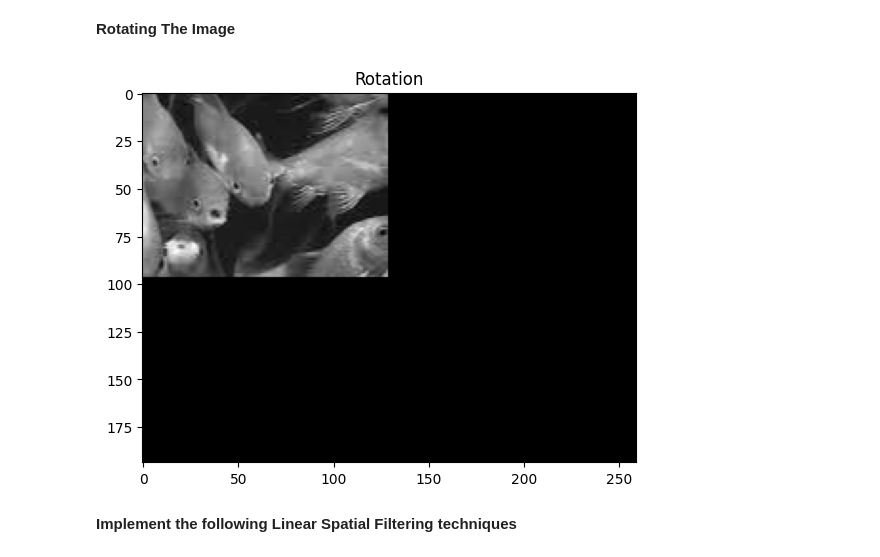
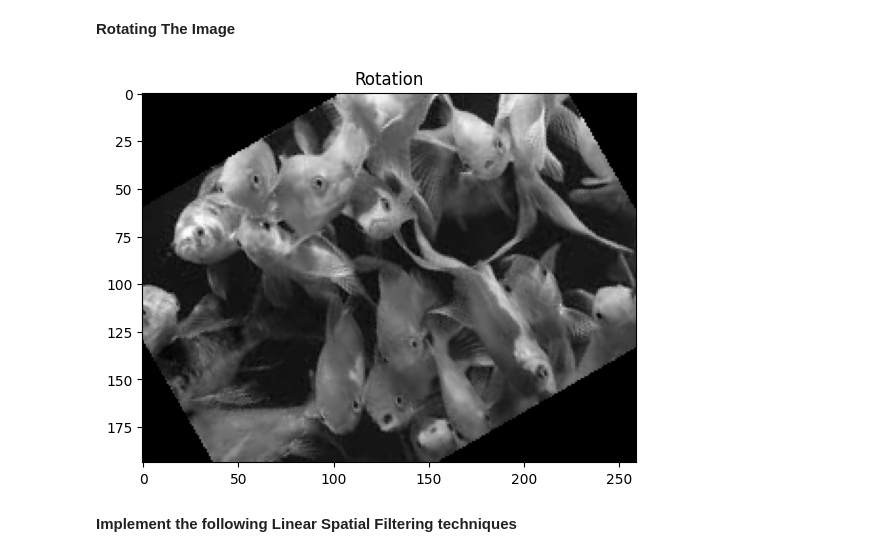
Before and after one commit to dandamudi-geeta/ComputerVision, a Jupyter notebook: 2348512_CV(CAC2).ipynb, the cells around one changed output. Cells and saved outputs as stored; diff of their text form; code cells hidden in the pictures.

```diff
--- a/2348512_CV(CAC2).ipynb
+++ b/2348512_CV(CAC2).ipynb
@@ -93,17 +93,17 @@ w, h = img.shape
 # %%
 w, h = img.shape
 # %%
-#rotating the image
+# Rotate the image
 theta = np.pi / 6
-mat_rotate = np.array([[1, 0, w/ 2], [0, 1, h/ 2], [0, 0, 1]])
-np.array([[np.cos(theta), np.sin(theta), 0], [np.sin(theta), -np.cos(theta), 0], [0, 0, 1]])
-np.array([[1, 0, -w/ 2], [0, 1, -h / 2], [0, 0, 1]])
+mat_rotate = np.array([[1, 0, w / 2], [0, 1, h / 2], [0, 0, 1]]) @ \
+             np.array([[np.cos(theta), np.sin(theta), 0], [np.sin(theta), -np.cos(theta), 0], [0, 0, 1]]) @ \
+             np.array([[1, 0, -w / 2], [0, 1, -h / 2], [0, 0, 1]])
 img_rotate = ndi.affine_transform(img, mat_rotate, order=1)
 plt.imshow(img_rotate, cmap="gray")
 plt.title('Rotation')
 plt.show()
 # %% [output]
-[figure, old version]
+[figure, new version]
 # %% [markdown]
 **Implement the following Linear Spatial Filtering techniques**
 # %%
```
Also changed, not shown: parts of 1 cell of this notebook.
